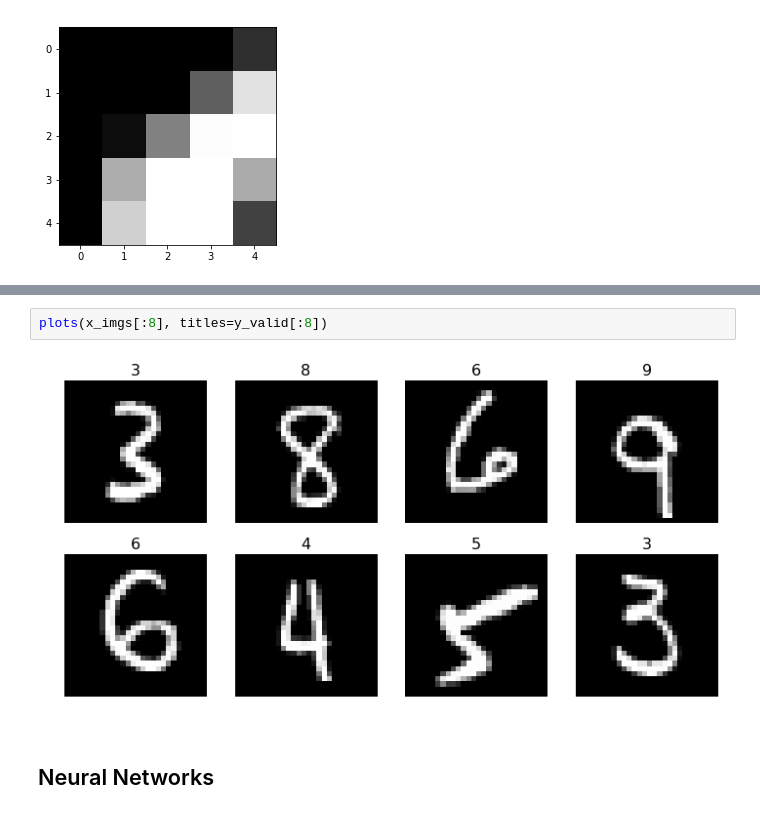
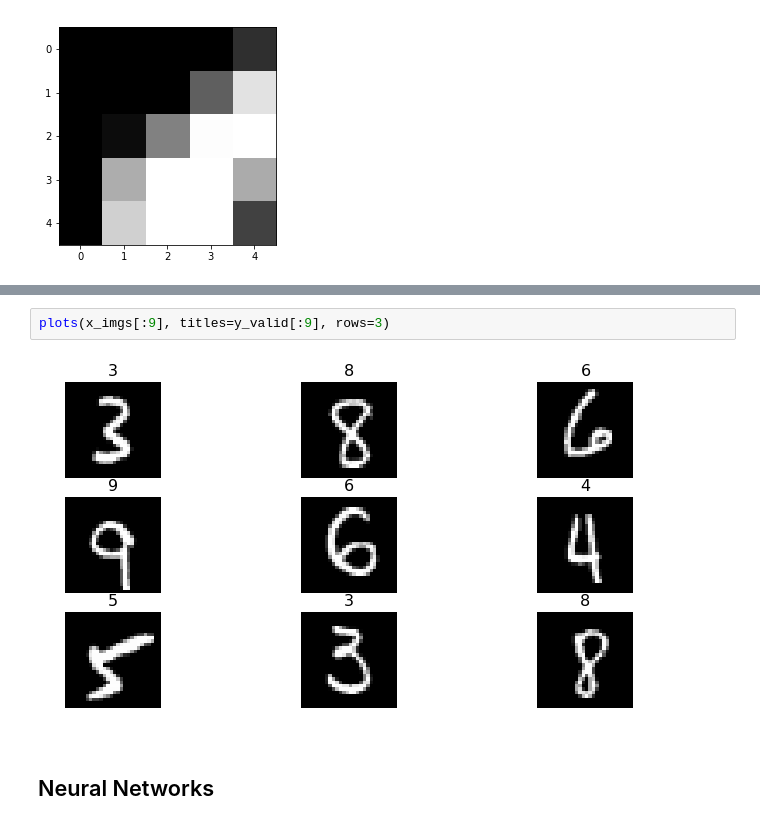
Before and after one commit to pua2/sapflow, a Jupyter notebook: fastai/courses/ml1/lesson4-mnist_sgd.ipynb, the cells around one changed output, grey strips where cells are left out. Saved outputs shown, nothing was run; the diff lists cells and outputs as text.

```diff
--- a/fastai/courses/ml1/lesson4-mnist_sgd.ipynb
+++ b/fastai/courses/ml1/lesson4-mnist_sgd.ipynb
@@ -147,7 +163,7 @@ show(x_imgs[0,10:15,10:15])
 # %%
-plots(x_imgs[:8], titles=y_valid[:8])
+plots(x_imgs[:9], titles=y_valid[:9], rows=3)
 # %% [output]
-[figure, old version]
+[figure, new version]
 # %% [markdown]
 ## Neural Networks
 # %% [markdown]
```
Also changed, not shown: parts of 4 cells of this notebook.
